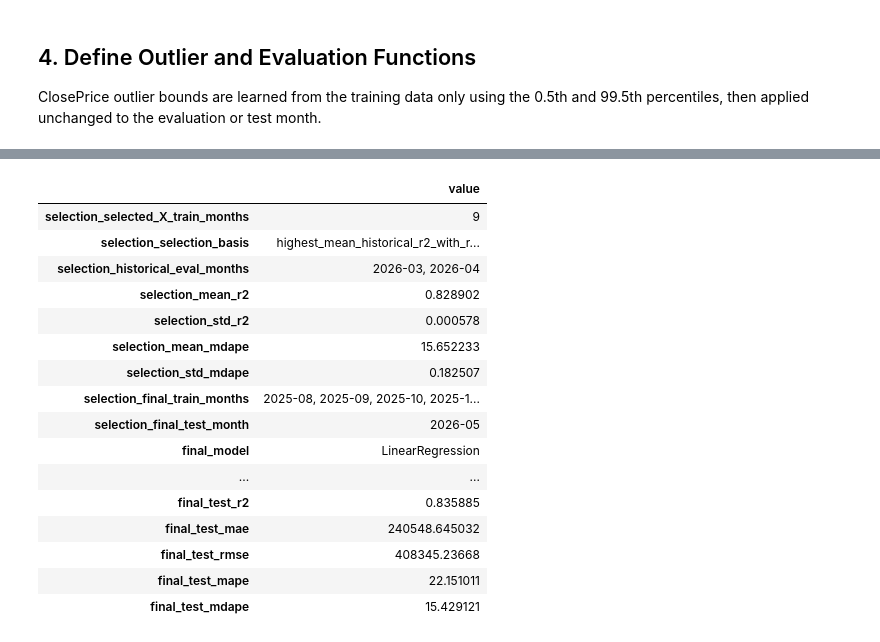
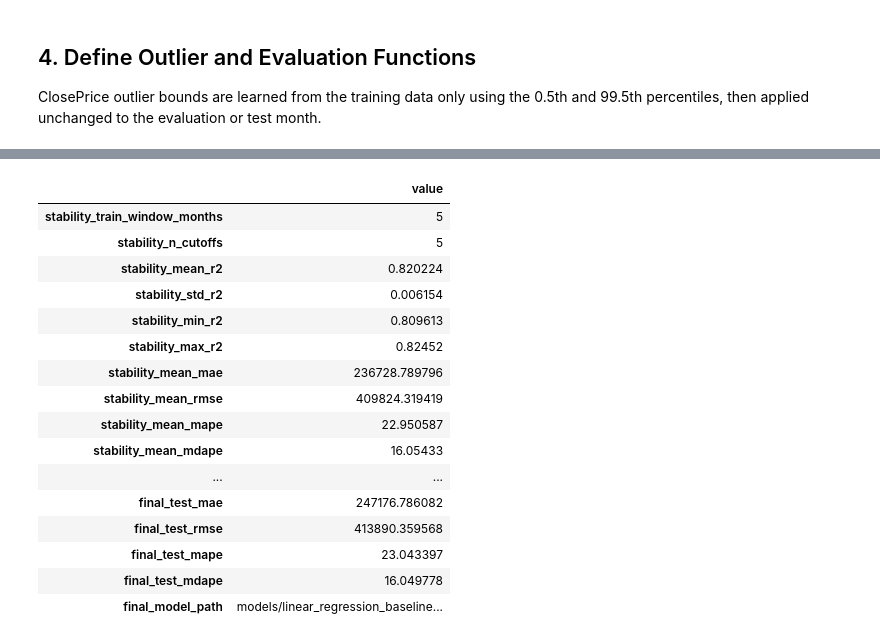
Before and after one commit to syp4137/idx-california-price-prediction, a Jupyter notebook: notebooks/03_baseline_model.ipynb, the cells around one changed output, grey strips where cells are left out. Drawn from its saved outputs; the diff is of its cells as text; code cells hidden in the pictures.

```diff
--- a/notebooks/03_baseline_model.ipynb
+++ b/notebooks/03_baseline_model.ipynb
@@ -18,6 +19,7 @@ Experiment design:
 # %%
 from pathlib import Path
 
+import joblib
 import matplotlib.pyplot as plt
 import numpy as np
 import pandas as pd
@@ -38,15 +40,20 @@ PROJECT_ROOT = Path.cwd().parent if Path.cwd().name == "notebooks" else Path.cwd
 PROCESSED_DATA_DIR = PROJECT_ROOT / "data" / "processed"
 SPLIT_DIR = PROCESSED_DATA_DIR / "splits"
 OUTPUT_DIR = PROJECT_ROOT / "outputs" / "week4_baseline"
+MODEL_DIR = PROJECT_ROOT / "models"
 OUTPUT_DIR.mkdir(parents=True, exist_ok=True)
+MODEL_DIR.mkdir(parents=True, exist_ok=True)
 
 CLEANED_CSV = PROCESSED_DATA_DIR / "crmls_week3_cleaned.csv"
 SPLIT_PLAN_CSV = PROCESSED_DATA_DIR / "crmls_week3_split_plan.csv"
+FINAL_TRAIN_CSV = SPLIT_DIR / "final_train_fixed_window_cleaned.csv"
 TEST_CSV = SPLIT_DIR / "test_latest_month_cleaned.csv"
+MODEL_PATH = MODEL_DIR / "linear_regression_baseline_pipeline.joblib"
 
 print(f"Cleaned data: {CLEANED_CSV}")
 print(f"Split directory: {SPLIT_DIR}")
 print(f"Output directory: {OUTPUT_DIR}")
+print(f"Model path: {MODEL_PATH}")
 # %% [output]
 Cleaned data: /Users/soyeonpark/Projects/IDX_internship_2026/idx-california-price-prediction/data/processed/crmls_week3_cleaned.csv
 Split directory: /Users/soyeonpark/Projects/IDX_internship_2026/idx-california-price-prediction/data/processed/splits
@@ -271,21 +239,15 @@ Compare `X = 3, 6, 9` on the same historical evaluation months. This checks whet
 # %%
-def rolling_train_path(x, eval_month):
-    return SPLIT_DIR / f"rolling_train_X{x}_eval_{eval_month}_cleaned.csv"
+def rolling_train_path(eval_month):
+    return SPLIT_DIR / f"rolling_train_eval_{eval_month}_cleaned.csv"
 
 
 def rolling_eval_path(eval_month):
     return SPLIT_DIR / f"rolling_eval_{eval_month}_cleaned.csv"
 
 
-def final_train_path(x):
-    return SPLIT_DIR / f"final_train_X{x}_cleaned.csv"
-
-
 def run_historical_fold(plan_row):
-    x = int(plan_row["X_train_months"])
     eval_month = str(plan_row["eval_month"])
-
-    train_df_raw = load_split_file(rolling_train_path(x, eval_month))
+    train_df_raw = load_split_file(rolling_train_path(eval_month))
     eval_df_raw = load_split_file(rolling_eval_path(eval_month))
     train_df, eval_df, bound_info = apply_train_price_bounds(train_df_raw, eval_df_raw)
 
@@ -294,7 +256,7 @@ def run_historical_fold(plan_row):
     predictions = pipeline.predict(eval_df[feature_cols])
 
     return {
-        "X_train_months": x,
+        "train_window_months": int(plan_row["train_window_months"]),
         "eval_month": eval_month,
         "train_month_start": plan_row["train_month_start"],
         "train_month_end": plan_row["train_month_end"],
@@ -304,13 +266,11 @@ def run_historical_fold(plan_row):
     }
 
 
-backtest_results = pd.DataFrame(
+stability_results = pd.DataFrame(
     run_historical_fold(plan_row)
     for _, plan_row in historical_plan.iterrows()
-).sort_values(["X_train_months", "eval_month"])
+).sort_values("eval_month")
 
-backtest_results.to_csv(OUTPUT_DIR / "rolling_origin_results.csv", index=False)
-backtest_results.to_csv(OUTPUT_DIR / "validation_window_results.csv", index=False)
-
-display(backtest_results.round(4))
+stability_results.to_csv(OUTPUT_DIR / "rolling_origin_results.csv", index=False)
+display(stability_results.round(4))
 # %% [output]
@@ -543,31 +422,35 @@ This is still a baseline model. Future improvements should compare log-price tar
 # %%
 baseline_summary = pd.concat([
-    selection_summary.add_prefix("selection_"),
+    stability_summary.add_prefix("stability_"),
     final_results_df.add_prefix("final_"),
 ], axis=1)
 
 display(baseline_summary.T.rename(columns={0: "value"}))
-
-print(f"Selected X: {selected_x}")
+print(f"Fixed training window: {fixed_train_window_months} months")
+print(f"Historical mean R²: {stability_summary['mean_r2'].iloc[0]:.4f}")
+print(f"Historical R² std: {stability_summary['std_r2'].iloc[0]:.4f}")
+print(f"Final train R²: {final_train_metrics['r2']:.4f}")
+print(f"Final train MAE: ${final_train_metrics['mae']:,.0f}")
 print(f"Final test R²: {final_metrics['r2']:.4f}")
 print(f"Final test MAE: ${final_metrics['mae']:,.0f}")
 print(f"Final test MdAPE: {final_metrics['mdape']:.2f}%")
 print(f"Saved outputs to: {OUTPUT_DIR}")
+print(f"Saved fitted pipeline to: {MODEL_PATH}")
 # %% [output]
 |  | value |
-| selection_selected_X_train_months | 9 |
-| selection_selection_basis | highest_mean_historical_r2_with_r... |
-| selection_historical_eval_months | 2026-03, 2026-04 |
-| selection_mean_r2 | 0.828902 |
-| selection_std_r2 | 0.000578 |
-| selection_mean_mdape | 15.652233 |
-| selection_std_mdape | 0.182507 |
-| selection_final_train_months | 2025-08, 2025-09, 2025-10, 2025-1... |
-| selection_final_test_month | 2026-05 |
-| final_model | LinearRegression |
+| stability_train_window_months | 5 |
+| stability_n_cutoffs | 5 |
+| stability_mean_r2 | 0.820224 |
+| stability_std_r2 | 0.006154 |
+| stability_min_r2 | 0.809613 |
+| stability_max_r2 | 0.82452 |
+| stability_mean_mae | 236728.789796 |
+| stability_mean_rmse | 409824.319419 |
+| stability_mean_mape | 22.950587 |
+| stability_mean_mdape | 16.05433 |
 | ... | ... |
-| final_test_r2 | 0.835885 |
-| final_test_mae | 240548.645032 |
-| final_test_rmse | 408345.23668 |
-| final_test_mape | 22.151011 |
-| final_test_mdape | 15.429121 |
+| final_test_mae | 247176.786082 |
+| final_test_rmse | 413890.359568 |
+| final_test_mape | 23.043397 |
+| final_test_mdape | 16.049778 |
+| final_model_path | models/linear_regression_baseline... |
```
Also changed, not shown: parts of 22 cells of this notebook.
